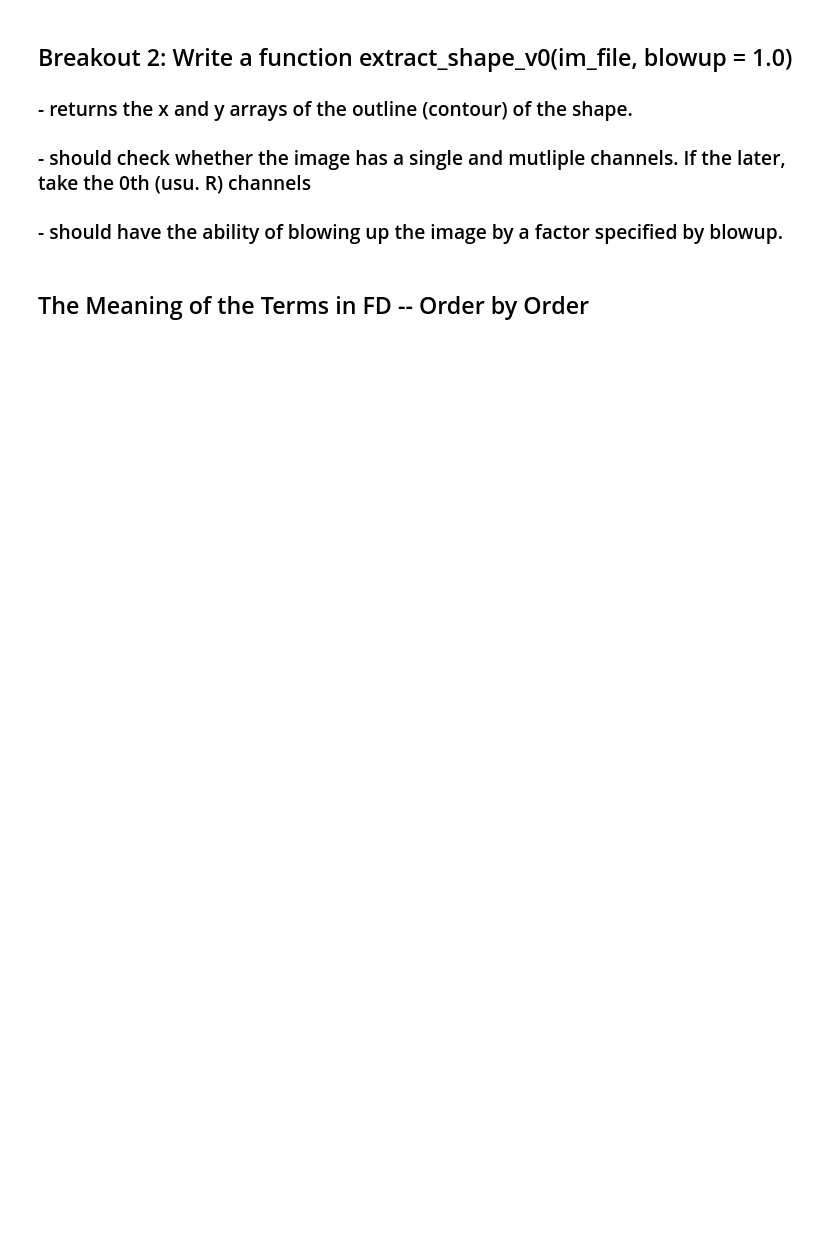
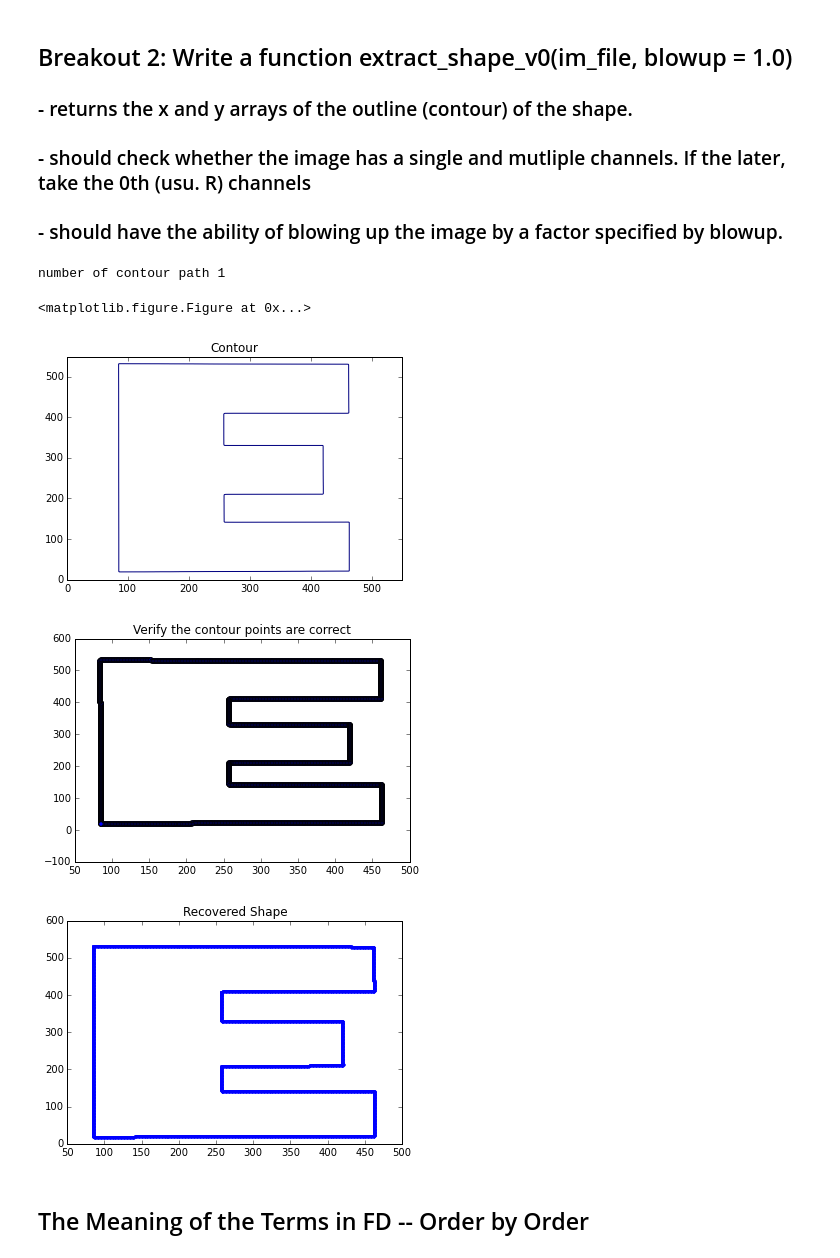
Before and after one commit to compphys-jvbaca/comp-phys, a Jupyter notebook: PhysPy-wk12_2015.ipynb, the cells around one changed output. Saved outputs shown, nothing was run; the diff lists cells and outputs as text; code cells hidden in the pictures; blank space fills up the shorter version.

```diff
--- a/PhysPy-wk12_2015.ipynb
+++ b/PhysPy-wk12_2015.ipynb
@@ -558,6 +587,59 @@ Number of components from both sides: 10 10
 ### - should check whether the image has a single and mutliple channels.  If the later, take the 0th (usu. R) channels
 
 ### - should have the ability of blowing up the image by a factor specified by blowup.
+# %%
+import matplotlib.image as mpimg
+import matplotlib.pyplot as plt
+import numpy as np
+from skimage import feature
+
+def extract_shape_v0(im_file, blowup = 1., plot_img = False, plot_contour = False, plot_contour_pts = True):
+    im = mpimg.imread(im_file)
+    if len(im.shape) == 3:
+        im = im[:,:,0]
+
+    plt.figure()
+    if plot_img == True:
+        plt.imshow(im, cmap=plt.cm.gray)
+        plt.title('The Image')
+        plt.show()
+
+    x = np.arange(im.shape[1])*blowup
+    y = np.arange(im.shape[0])*blowup
+
+    # make 2D coordinate grid
+    X, Y = np.meshgrid(x, y)
+    plt.figure()
+
+    plt.title('Contour')
+    CS = plt.contour(X, Y, im, 1)
+
+    cs_paths = CS.collections[0].get_paths()
+
+    print 'number of contour path', len(cs_paths)
+    p = cs_paths[0]
+    v = p.vertices
+    x_ar = v[:,0]
+    y_ar = v[:,1]
+
+
+    if plot_contour_pts:
+        plt.figure()
+        plt.title("Verify the contour points are correct")
+        plt.scatter(x_ar, y_ar)
+        plt.show()
+
+
+    return x_ar, y_ar
+
+x,y = extract_shape_v0("letterE.jpg")
+plot_shape(x,y)
+# %% [output]
+number of contour path 1
+<matplotlib.figure.Figure at 0x...>
+[figure, added]
+[figure, added]
+[figure, added]
 # %%
 '''
 Breakout2 Solution
```
Also changed, not shown: parts of 11 cells of this notebook.
